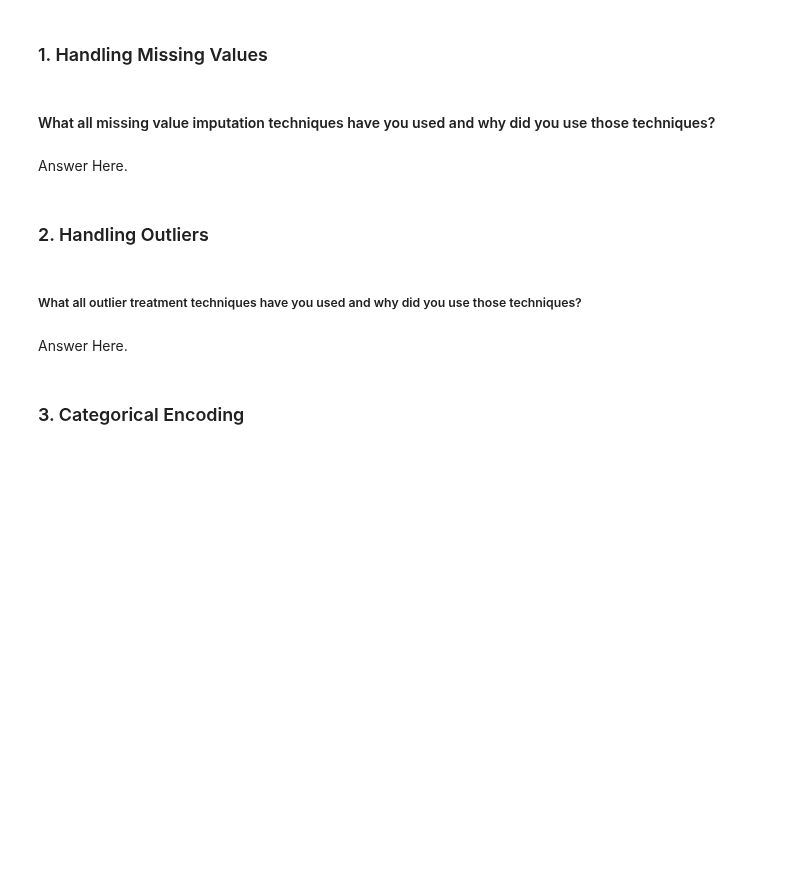
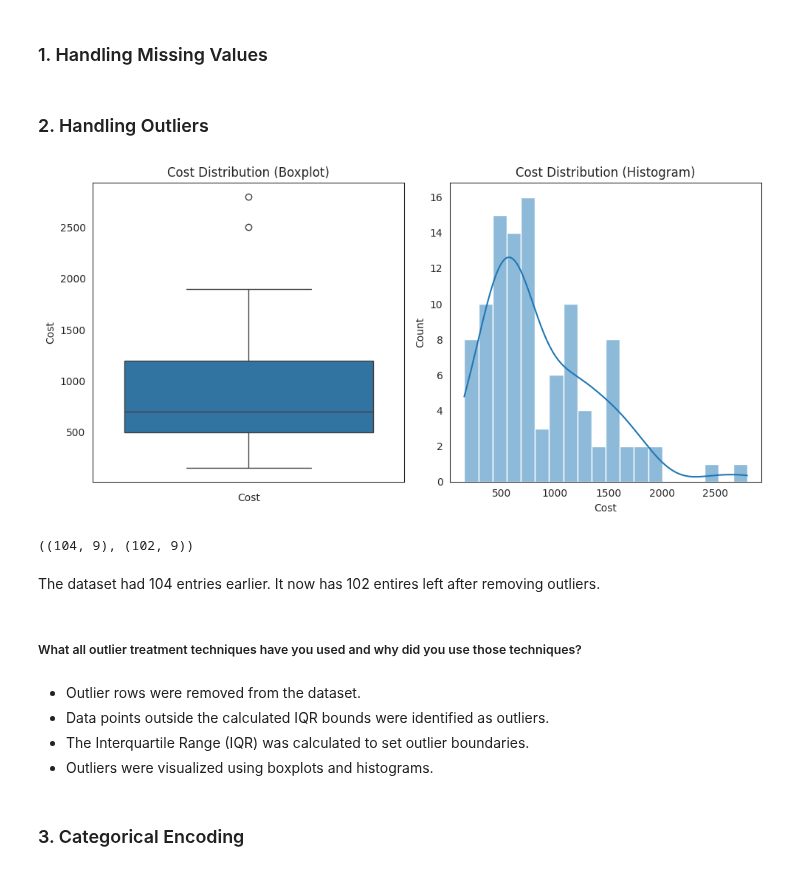
Before and after one commit to Ash99-commits/Unsupervised_ML_Zomato-Restaurant_Clustering_And_Sentiment_Analysis, a Jupyter notebook: Unsupervised_ML_Zomato_Restaurant_Clustering_And_Sentiment_Analysis_Ashwani_Kumar_Patra.ipynb, the cells around one changed output. Drawn from its saved outputs; the diff is of its cells as text; code cells hidden in the pictures; blank space fills up the shorter version.

```diff
--- a/Unsupervised_ML_Zomato_Restaurant_Clustering_And_Sentiment_Analysis_Ashwani_Kumar_Patra.ipynb
+++ b/Unsupervised_ML_Zomato_Restaurant_Clustering_And_Sentiment_Analysis_Ashwani_Kumar_Patra.ipynb
@@ -1993,6 +1997,2 @@ Reason:-
-# %% [markdown]
-#### What all missing value imputation techniques have you used and why did you use those techniques?
-# %% [markdown]
-Answer Here.
 # %% [markdown]
 ### 2. Handling Outliers
@@ -2001,6 +1999,59 @@ Answer Here.
+# %%
+# Checking for outliers in the numerical columns
+# For this dataset, the 'Cost' column is the primary numerical column
+plt.figure(figsize=(10, 5))
+
+# Creating a subplot with 1 row and 2 columns
+plt.subplot(1, 2, 1)
+
+# Creating a Boxplot of the 'Cost' column
+sns.boxplot(restaurants_df['Cost'])
+plt.title('Cost Distribution (Boxplot)')
+plt.xlabel('Cost')
+
+# Creating a Histogram of the 'Cost' column
+plt.subplot(1, 2, 2)
+sns.histplot(restaurants_df['Cost'], bins=20, kde=True)
+plt.title('Cost Distribution (Histogram)')
+plt.xlabel('Cost')
+
+plt.tight_layout()
+plt.show()
+# %% [output]
+[figure, added]
+# %%
+# We have already done the outlier detection part in the Chart 2 above, and found out the two outliers.
+# Yet Performing all of it again !!
+
+# Identifying outliers in the 'Cost' column
+
+Q1 = restaurants_df['Cost'].quantile(0.25)
+Q3 = restaurants_df['Cost'].quantile(0.75)
+IQR = Q3 - Q1
+lower_bound = Q1 - 1.5 * IQR
+upper_bound = Q3 + 1.5 * IQR
+
+# Filtering out the outliers
+data_no_outliers = restaurants_df[(restaurants_df['Cost'] >= lower_bound) & (restaurants_df['Cost'] <= upper_bound)]
+
+# Checking the shape of the dataset before and after outlier removal
+original_shape = restaurants_df.shape
+new_shape = data_no_outliers.shape
+
+# Reassigning the dataframe after outlier removal
+restaurants_df = data_no_outliers
+
+original_shape, new_shape
+# %% [output]
+((104, 9), (102, 9))
+# %% [markdown]
+The dataset had 104 entries earlier. It now has 102 entires left after removing outliers.
 # %% [markdown]
 ##### What all outlier treatment techniques have you used and why did you use those techniques?
-# %% [markdown]
-Answer Here.
+# %% [markdown]
+*  Outlier rows were removed from the dataset.
+*  Data points outside the calculated IQR bounds were identified as outliers.
+*  The Interquartile Range (IQR) was calculated to set outlier boundaries.
+*  Outliers were visualized using boxplots and histograms.
 # %% [markdown]
 ### 3. Categorical Encoding
```
Also changed, not shown: parts of 71 cells of this notebook.
